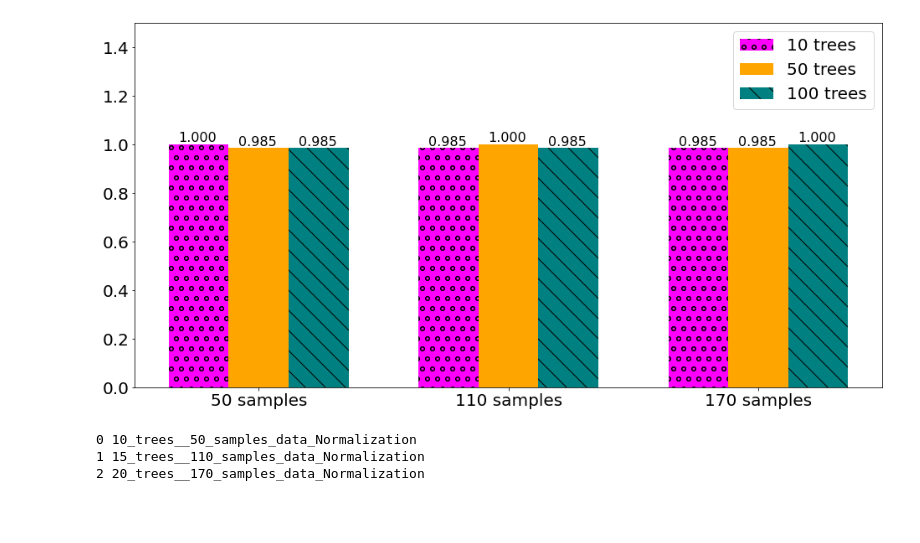
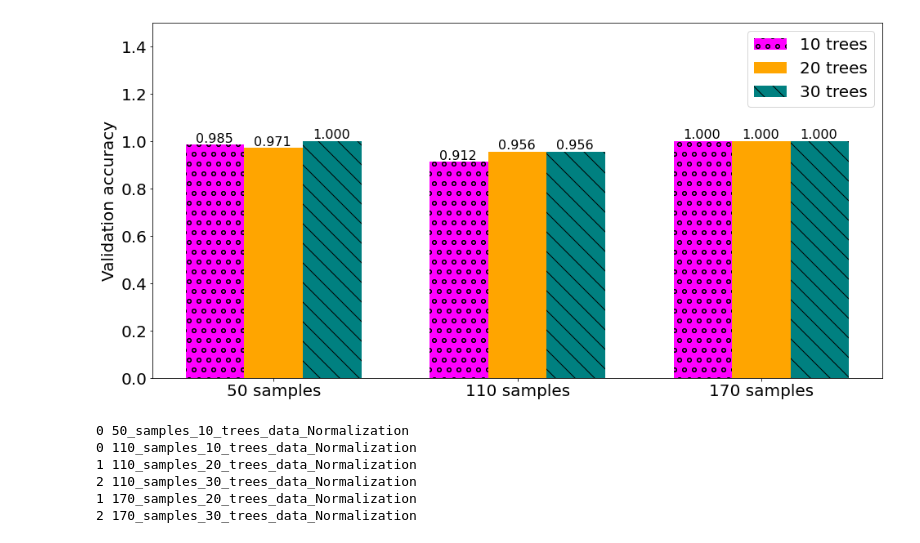
Before and after one commit to Tahuubinh/ML_HUST_PROJECT, a Jupyter notebook: code/random_forest.ipynb, the cells around one changed output. Drawn from its saved outputs; the diff is of its cells as text; code cells hidden in the pictures; blank space fills up the shorter version.

```diff
--- a/code/random_forest.ipynb
+++ b/code/random_forest.ipynb
@@ -86,8 +86,8 @@ def getTestDataNormalization(num_sample):
     return X_test, y_test
 # %%
 
-def runRandomForest(n_estimators, criterion, X_train, y_train, X_valid, y_valid):
-    penguin = RandomForestClassifier(n_estimators=n_estimators, criterion=criterion)
+def runRandomForest(n_estimators, criterion, X_train, y_train, X_valid, y_valid, max_features='auto'):
+    penguin = RandomForestClassifier(n_estimators=n_estimators, criterion=criterion, max_features=max_features, random_state=8500)
     penguin.fit(X_train,y_train)
 
     y_predict = penguin.predict(X_valid)
@@ -126,7 +126,7 @@ his_1_NaN_Mean_model = []
 his_2_NaN_Mean_model = []
 his_3_NaN_Mean_model = []
 
-n_estimators = [10, 15, 20]
+n_estimators = [1000, 2000, 3000]
 for i in n_estimators:
     (his_1, model1) = runRandomForest(i, 'entropy', X_train, y_train, X_valid, y_valid)
     his_1_score.append(his_1)
@@ -190,7 +191,7 @@ index_max_model_1_NaN = np.where((score_1_NaN == m_score_1_NaN))[0]
 max_model_1_NaN = model_1_NaN[index_max_model_1_NaN]
 name_model__1_NaN = []
 for i in index_max_model_1_NaN:
-    s = str((i%3) * 5 + 10) + "_trees_" + "_50_samples_data_NaN_Mean"
+    s = "50_samples_" + str((i%3) * 10 + 10) + "_trees_" + "data_NaN_Mean"
     joblib.dump(his_1_NaN_Mean_model[i], "../results/model/data_NaN_Mean/random_forest/" + s + ".joblib")
     print(i, s)
 
@@ -201,7 +202,7 @@ index_max_model_2_NaN = np.where((score_2_NaN == m_score_2_NaN))[0]
 max_model_2_NaN = model_2_NaN[index_max_model_2_NaN]
 name_model__2_NaN = []
 for i in index_max_model_2_NaN:
-    s = str((i%3) * 5 + 10) + "_trees_" + "_110_samples_data_NaN_Mean"
+    s = "110_samples_" + str((i%3) * 10 + 10) + "_trees_" + "data_NaN_Mean"
     joblib.dump(his_2_NaN_Mean_model[i], "../results/model/data_NaN_Mean/random_forest/" + s + ".joblib")
     print(i, s)
 
@@ -212,7 +213,7 @@ index_max_model_3_NaN = np.where((score_3_NaN == m_score_3_NaN))[0]
 max_model_3_NaN = model_3_NaN[index_max_model_3_NaN]
 name_model__3_NaN = []
 for i in index_max_model_3_NaN:
-    s = str((i%3) * 5 + 10) + "_trees_" + "_170_samples_data_NaN_Mean"
+    s = "170_samples_" + str((i%3) * 10 + 10) + "_trees_" + "data_NaN_Mean"
     joblib.dump(his_3_NaN_Mean_model[i], "../results/model/data_NaN_Mean/random_forest/" + s + ".joblib")
     print(i, s)
 # %% [output]
@@ -247,59 +258,60 @@ his_1N_normalization_model = []
 his_2N_normalization_model = []
 his_3N_normalization_model = []
 
-n_estimators = [10, 15, 20]
+n_estimators = [10, 20, 30]
 for i in n_estimators:
-    (his_1N, model_normalization1) = runRandomForest(i, 'entropy', X_train, y_train, X_valid, y_valid)
+    (his_1N, model_normalization1) = runRandomForest(i, 'entropy', X_train, y_train, X_valid, y_valid, None)
     his_1N_score.append(his_1N)
     his_1N_normalization_model.append(model_normalization1)
 
 X_train, y_train, X_valid, y_valid = getDataNormalization(110)
 for i in n_estimators:
-    (his_2N, model_normalization2) = runRandomForest(i, 'entropy', X_train, y_train, X_valid, y_valid)
+    (his_2N, model_normalization2) = runRandomForest(i, 'entropy', X_train, y_train, X_valid, y_valid, None)
     his_2N_score.append(his_2N)
     his_2N_normalization_model.append(model_normalization2)
 
 X_train, y_train, X_valid, y_valid = getDataNormalization(170)
 for i in n_estimators:
-    (his_3N, model_normalization3) = runRandomForest(i, 'entropy', X_train, y_train, X_valid, y_valid)
+    (his_3N, model_normalization3) = runRandomForest(i, 'entropy', X_train, y_train, X_valid, y_valid, None)
     his_3N_score.append(his_3N)
     his_3N_normalization_model.append(model_normalization3)
 # %%
 objects = ('50 samples', '110 samples', '170 samples')
 y_pos = np.arange(len(objects))
 plt.rcParams['figure.figsize'] = [16, 8]
 plt.rcParams['font.size'] = '20'
 
-estimators_10N = [his_1N_score[0], his_2N_score[0], his_3N_score[0]]
-estimators_50N = [his_1N_score[1], his_2N_score[1], his_3N_score[1]]
-estimators_100N = [his_1N_score[2], his_2N_score[2], his_3N_score[2]]
+estimators_100N = [his_1N_score[0], his_2N_score[0], his_3N_score[0]]
+estimators_200N = [his_1N_score[1], his_2N_score[1], his_3N_score[1]]
+estimators_300N = [his_1N_score[2], his_2N_score[2], his_3N_score[2]]
 
-for index, value in enumerate(estimators_10N):
+for index, value in enumerate(estimators_100N):
     plt.text(index - 0.32, value + 0.01, str("{:.3f}".format(value)), fontsize=16)
-for index, value in enumerate(estimators_50N):
+for index, value in enumerate(estimators_200N):
     plt.text(index - 0.08, value + 0.01, str("{:.3f}".format(value)), fontsize=16)
-for index, value in enumerate(estimators_100N):
+for index, value in enumerate(estimators_300N):
     plt.text(index + 0.16, value + 0.01, str("{:.3f}".format(value)), fontsize=16)
 
-bars_10N_estimators = plt.bar(y_pos - 0.24, estimators_10N, 0.24, label = '10 trees', color = 'magenta')
-plt.bar(y_pos, estimators_50N, 0.24, label = '50 trees', color = 'orange')
-bars_100N_estimators = plt.bar(y_pos + 0.24, estimators_100N, 0.24, label = '100 trees', color = 'teal')
+bars_10N_estimators = plt.bar(y_pos - 0.24, estimators_100N, 0.24, label = str(n_estimators[0]) + ' trees', color = 'magenta')
+plt.bar(y_pos, estimators_200N, 0.24, label = str(n_estimators[1]) + ' trees', color = 'orange')
+bars_100N_estimators = plt.bar(y_pos + 0.24, estimators_300N, 0.24, label = str(n_estimators[2]) +' trees', color = 'teal')
 
 plt.xticks(y_pos, objects)
 plt.ylim([0, 1.5])
+plt.ylabel("Validation accuracy")
 patterns = ("o", "o", "o")
 for i, x in zip(bars_10N_estimators,patterns):
       i.set_hatch(x)
 patterns = ("\\", "\\", "\\")
 for i, x in zip(bars_100N_estimators,patterns):
       i.set_hatch(x)
 plt.legend(fontsize = 20)
 #plt.margins(0.1,0)
 plt.savefig('../pics/ANN/activation_with_different_data.svg', bbox_inches='tight')
 plt.savefig('../pics/ANN/activation_with_different_data.pdf', bbox_inches='tight')
 plt.show()
 # %% [output]
-[figure, old version]
+[figure, new version]
 # %%
 import joblib
 #chose these best model to save
@@ -311,7 +323,7 @@ index_max_model_1N_normalization = np.where((score_1N_normalization == m_score_1
 max_model_1N_normalization = model_1N_normalization[index_max_model_1N_normalization]
 name_model__1N_normalization = []
 for i in index_max_model_1N_normalization:
-    s = str((i%3) * 5 + 10) + "_trees_" + "_50_samples_data_Normalization"
+    s = "50_samples_" + str((i%3) * 10 + 10) + "_trees_" + "data_Normalization"
     joblib.dump(his_1N_normalization_model[i], "../results/model/data_Normalization/random_forest/50_samples/" + s + ".joblib")
     print(i, s)
 
@@ -322,7 +334,7 @@ index_max_model_2N_normalization = np.where((score_2N_normalization == m_score_2
 max_model_2N_normalization = model_2N_normalization[index_max_model_2N_normalization]
 name_model__2N_normalization = []
 for i in index_max_model_2N_normalization:
-    s = str((i%3) * 5 + 10) + "_trees_" + "_110_samples_data_Normalization"
+    s = "110_samples_" + str((i%3) * 10 + 10) + "_trees_" + "data_Normalization"
     joblib.dump(his_2N_normalization_model[i], "../results/model/data_Normalization/random_forest/110_samples/" + s + ".joblib")
     print(i, s)
 
@@ -333,13 +345,16 @@ index_max_model_3N_normalization = np.where((score_3N_normalization == m_score_3
 max_model_3N_normalization = model_3N_normalization[index_max_model_3N_normalization]
 name_model__3N_normalization = []
 for i in index_max_model_3N_normalization:
-    s = str((i%3) * 5 + 10) + "_trees_" + "_170_samples_data_Normalization"
+    s = "170_samples_" + str((i%3) * 10 + 10) + "_trees_" + "data_Normalization"
     joblib.dump(his_3N_normalization_model[i], "../results/model/data_Normalization/random_forest/170_samples/" + s + ".joblib")
     print(i, s)
 # %% [output]
-0 10_trees__50_samples_data_Normalization
-1 15_trees__110_samples_data_Normalization
-2 20_trees__170_samples_data_Normalization
+0 50_samples_10_trees_data_Normalization
+0 110_samples_10_trees_data_Normalization
+1 110_samples_20_trees_data_Normalization
+2 110_samples_30_trees_data_Normalization
+1 170_samples_20_trees_data_Normalization
+2 170_samples_30_trees_data_Normalization
 # %%
 #load model normalization
 import os
```
Also changed, not shown: parts of 4 cells of this notebook, 33 other files.
